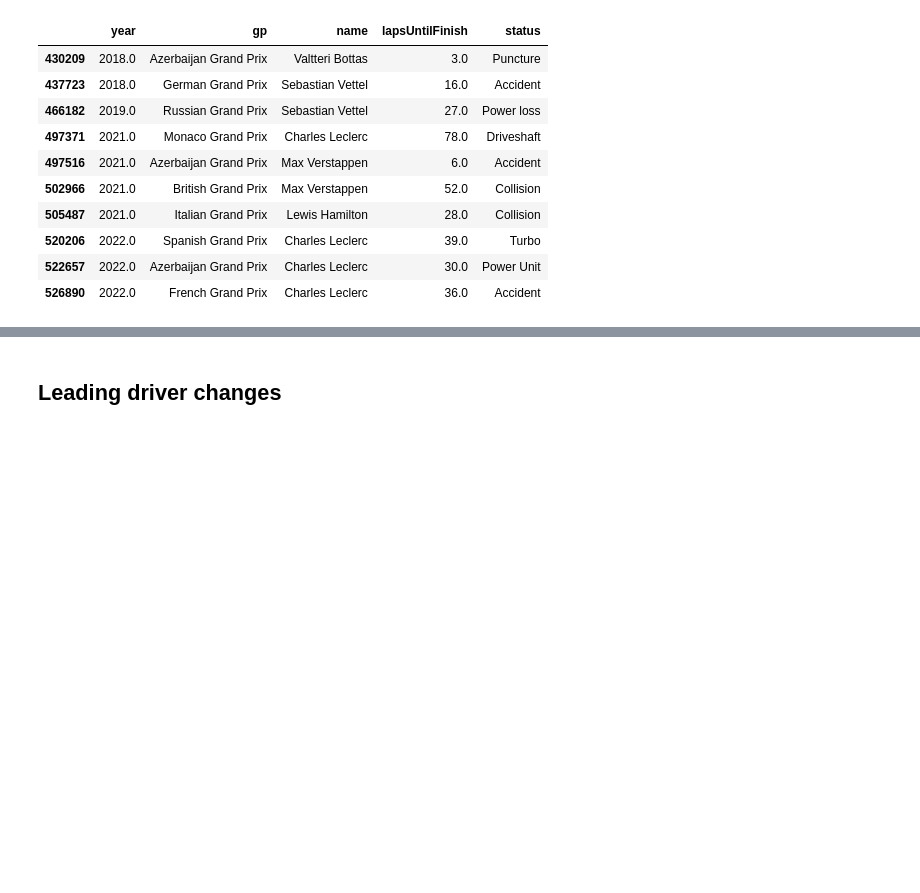
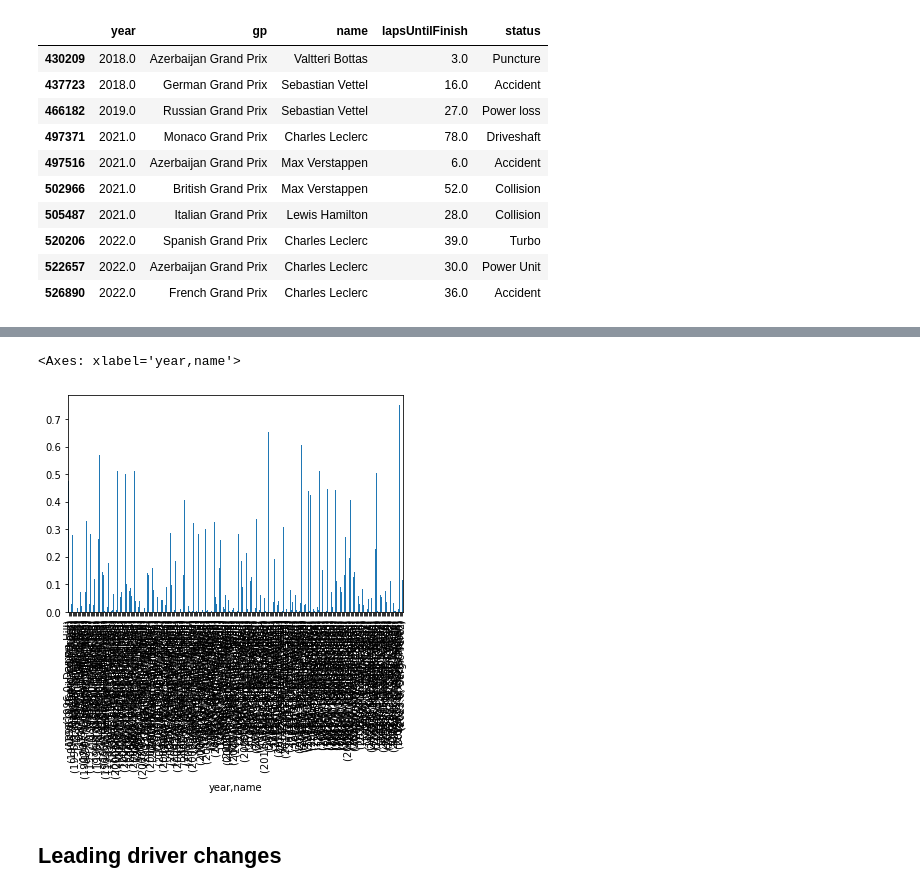
Before and after one commit to michalkasparek/f1-stats, a Jupyter notebook: 101 the most boring season.ipynb, the cells around one changed output, grey strips where cells are left out. Cells and saved outputs as stored; diff of their text form; code cells hidden in the pictures; blank space fills up the shorter version.

```diff
--- a/101 the most boring season.ipynb
+++ b/101 the most boring season.ipynb
@@ -190,3 +318,8 @@ rank23((fromherotozero.groupby('year')['raceId'].nunique() / results[results['ye
+# %%
+(laps[laps['position'] == 1].groupby(['year','name']).size() / laps[laps['position'] == 1].groupby(['year'])['lapid'].nunique()).plot.bar()
+# %% [output]
+<Axes: xlabel='year,name'>
+[figure, added]
 # %% [markdown]
 ## Leading driver changes
 # %%
```
Also changed, not shown: parts of 103 cells of this notebook, 12 other files.
